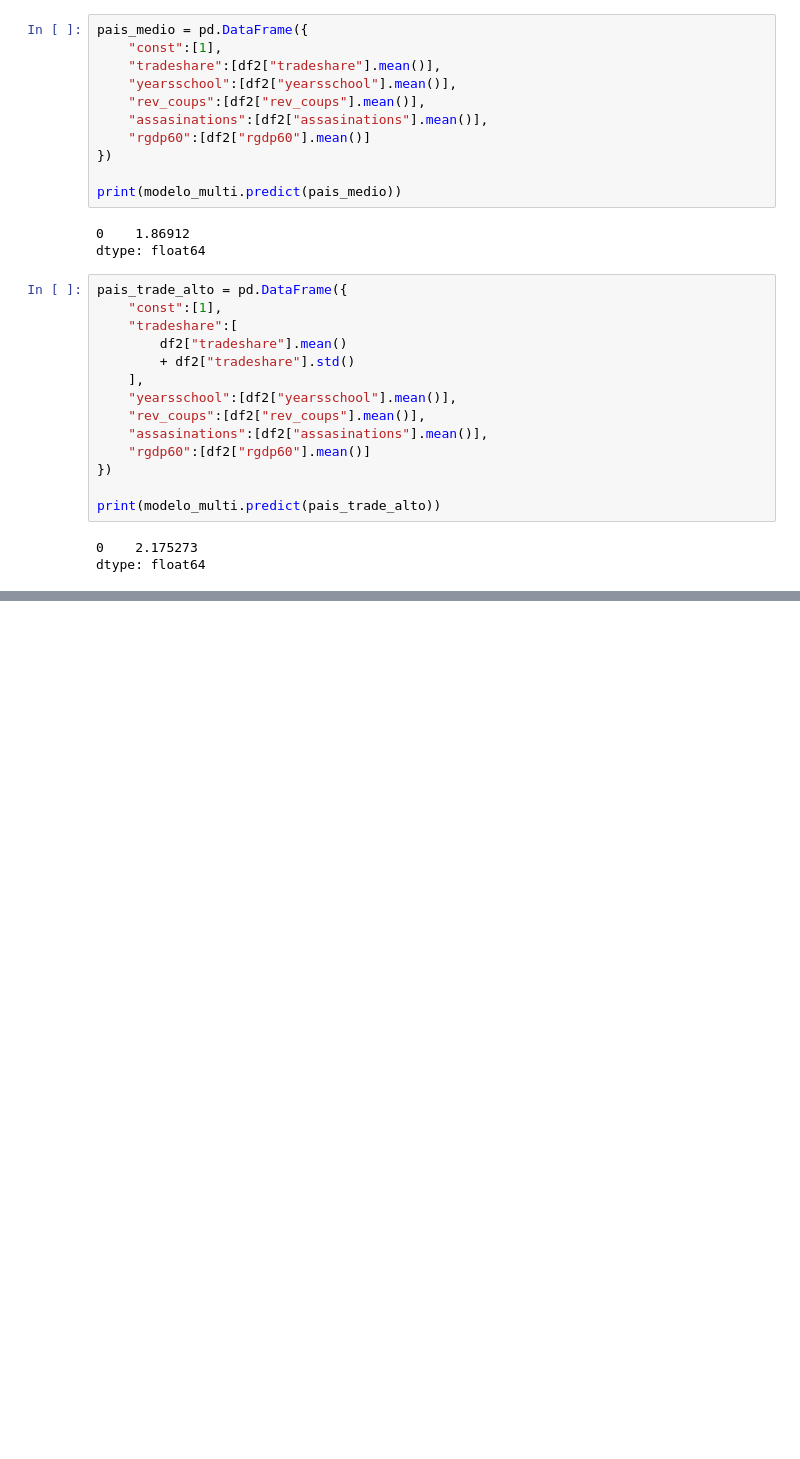
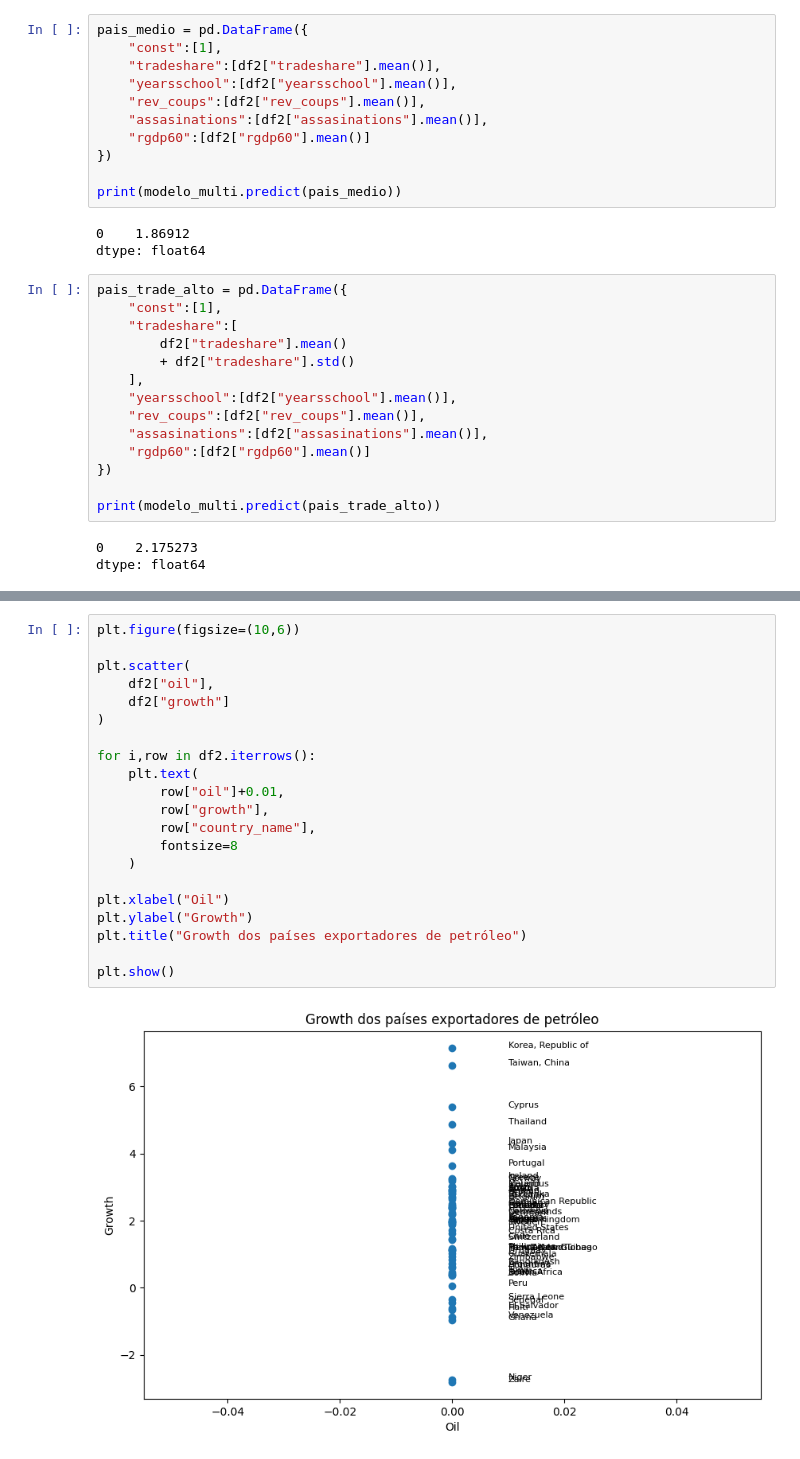
Before and after one commit to batgirlsupimpa/UFSC, a Jupyter notebook: TRABALHO_ECONOMETRIA_GVM.ipynb, the cells around one changed output, grey strips where cells are left out. Saved outputs shown, nothing was run; the diff lists cells and outputs as text; blank space fills up the shorter version.

```diff
--- a/TRABALHO_ECONOMETRIA_GVM.ipynb
+++ b/TRABALHO_ECONOMETRIA_GVM.ipynb
@@ -457,0 +522,23 @@ dtype: float64
+# %%
+plt.figure(figsize=(10,6))
+
+plt.scatter(
+    df2["oil"],
+    df2["growth"]
+)
+
+for i,row in df2.iterrows():
+    plt.text(
+        row["oil"]+0.01,
+        row["growth"],
+        row["country_name"],
+        fontsize=8
+    )
+
+plt.xlabel("Oil")
+plt.ylabel("Growth")
+plt.title("Growth dos países exportadores de petróleo")
+
+plt.show()
+# %% [output]
+[figure, added]
```
Also changed, not shown: parts of 16 cells of this notebook.
